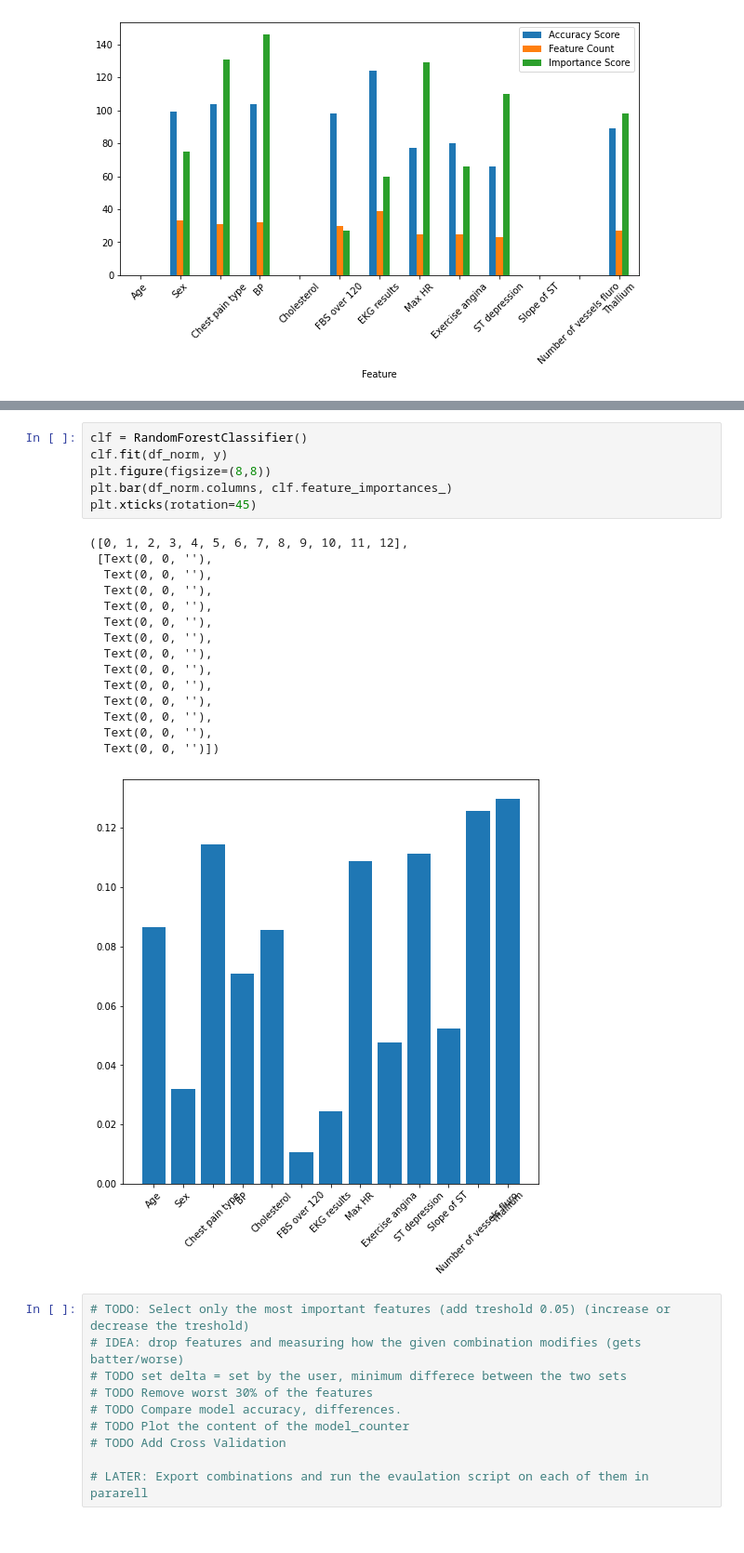
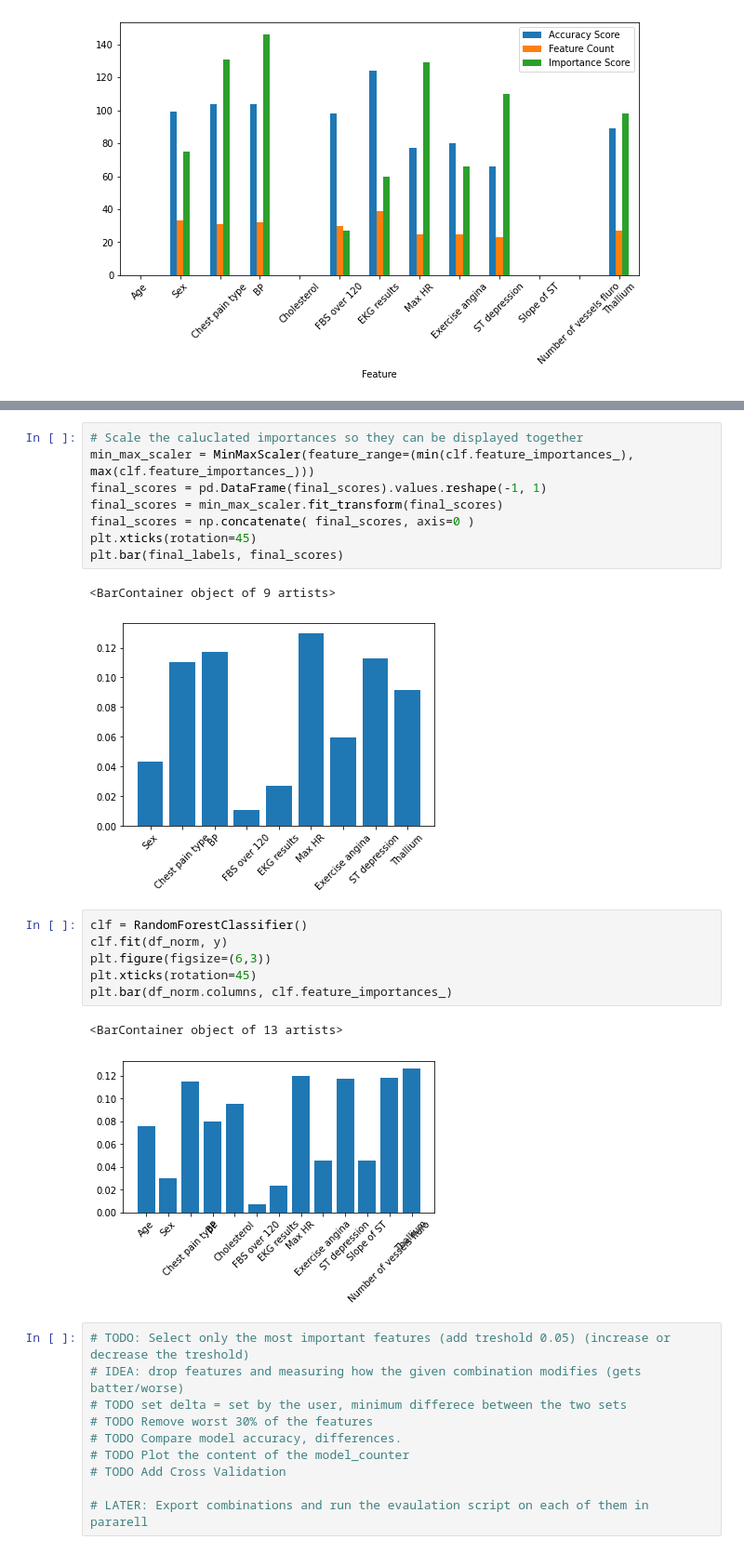
Before and after one commit to BSSB33/DSC-Lab, a Jupyter notebook: oversampling/heart_disease_prediction.ipynb, the cells around one changed output, grey strips where cells are left out. Shown: that part at 93% size. Saved outputs shown, nothing was run; the diff lists cells and outputs as text.

```diff
--- a/oversampling/heart_disease_prediction.ipynb
+++ b/oversampling/heart_disease_prediction.ipynb
@@ -412,25 +413,23 @@ plt.show()
+# %%
+# Scale the caluclated importances so they can be displayed together
+min_max_scaler = MinMaxScaler(feature_range=(min(clf.feature_importances_), max(clf.feature_importances_)))
+final_scores = pd.DataFrame(final_scores).values.reshape(-1, 1)
+final_scores = min_max_scaler.fit_transform(final_scores)
+final_scores = np.concatenate( final_scores, axis=0 )
+plt.xticks(rotation=45)
+plt.bar(final_labels, final_scores)
+# %% [output]
+<BarContainer object of 9 artists>
+[figure, added]
 # %%
 clf = RandomForestClassifier()
 clf.fit(df_norm, y)
-plt.figure(figsize=(8,8))
+plt.figure(figsize=(6,3))
+plt.xticks(rotation=45)
 plt.bar(df_norm.columns, clf.feature_importances_)
-plt.xticks(rotation=45)
 # %% [output]
-([0, 1, 2, 3, 4, 5, 6, 7, 8, 9, 10, 11, 12],
- [Text(0, 0, ''),
-  Text(0, 0, ''),
-  Text(0, 0, ''),
-  Text(0, 0, ''),
-  Text(0, 0, ''),
-  Text(0, 0, ''),
-  Text(0, 0, ''),
-  Text(0, 0, ''),
-  Text(0, 0, ''),
-  Text(0, 0, ''),
-  Text(0, 0, ''),
-  Text(0, 0, ''),
-  Text(0, 0, '')])
+<BarContainer object of 13 artists>
-[figure, old version]
+[figure, new version]
 # %%
 # TODO: Select only the most important features (add treshold 0.05) (increase or decrease the treshold)
 # IDEA: drop features and measuring how the given combination modifies (gets batter/worse)
```
Also changed, not shown: parts of 4 cells of this notebook.
